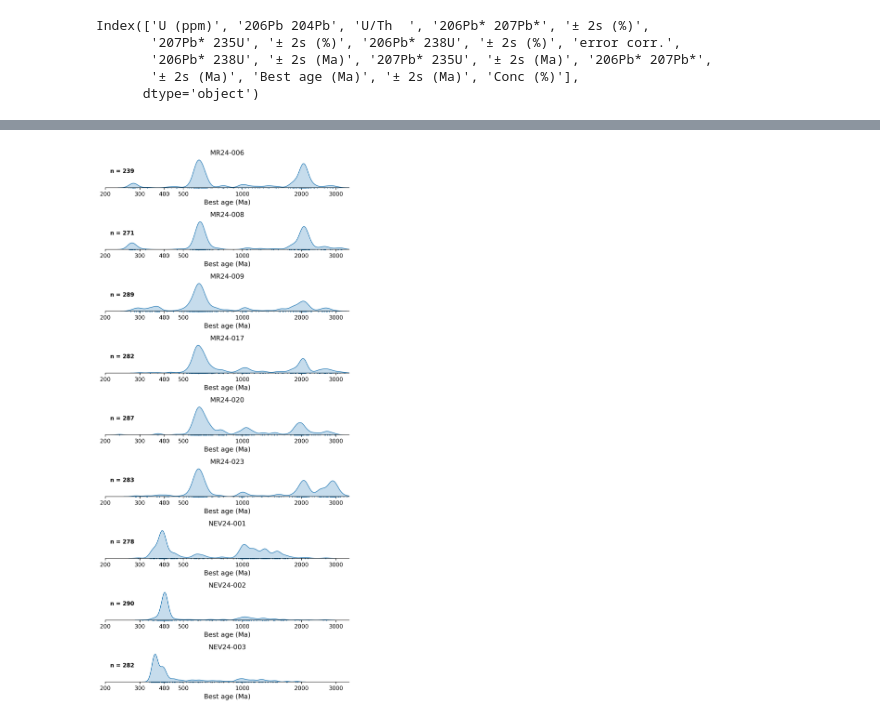
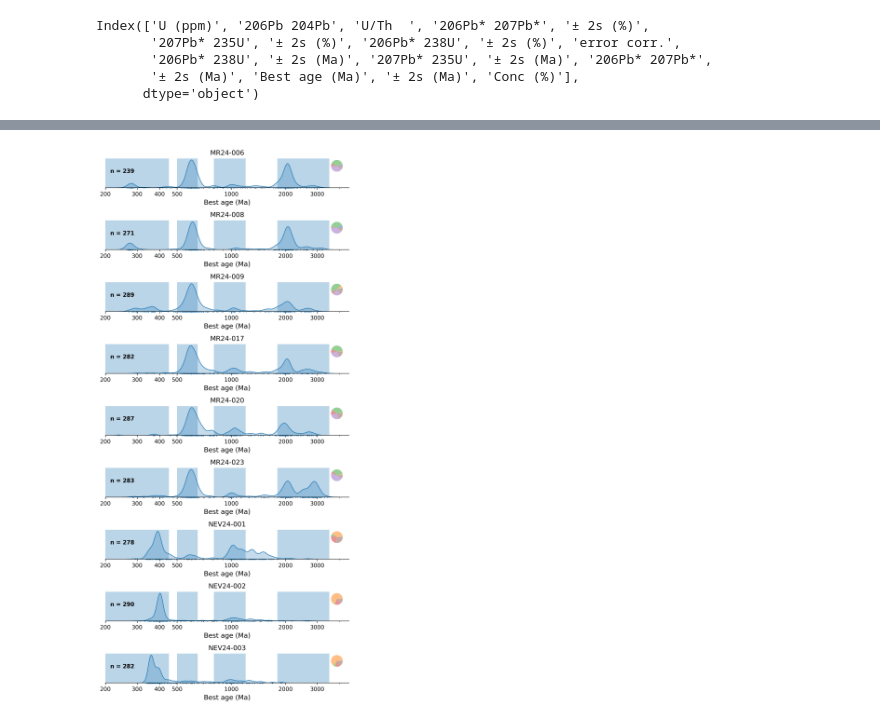
Before and after one commit to dyvasey/dataset-morocco-dz-2024, a Jupyter notebook: process_laserchron.ipynb, the cells around one changed output, grey strips where cells are left out. Cells and saved outputs as stored; diff of their text form; code cells hidden in the pictures.

Commit message:
Made some updates to kde plots

```diff
--- a/process_laserchron.ipynb
+++ b/process_laserchron.ipynb
@@ -96,15 +114,14 @@ ages_df.to_csv(output+'laserchron_ages.csv',index=False)
 # %%
 # Plot KDEs using existing best ages (not calculated)
 fig,axs = plt.subplots(9,figsize=(6.5,14),dpi=300)
 
 for k,smp in enumerate(smps):
     ax = axs[k]
-    smp.bestage=smp.agedata['Best age (Ma)'].astype(float)
-    smp.kde(ax=ax,bw_adjust=0.2)
-    ax.set_xlim(200,3500)
+    smp.kde(ax=ax,bw_adjust=0.2,add_pie=True,spans=spans)
+    ax.set_xlim(200,4500)
     ax.set_title(smp.name)
 
 plt.tight_layout()
 fig.savefig('kdes.pdf')
 # %% [output]
-[figure, old version]
+[figure, new version]
```
Also changed, not shown: parts of 3 cells of this notebook, 1 other file.
